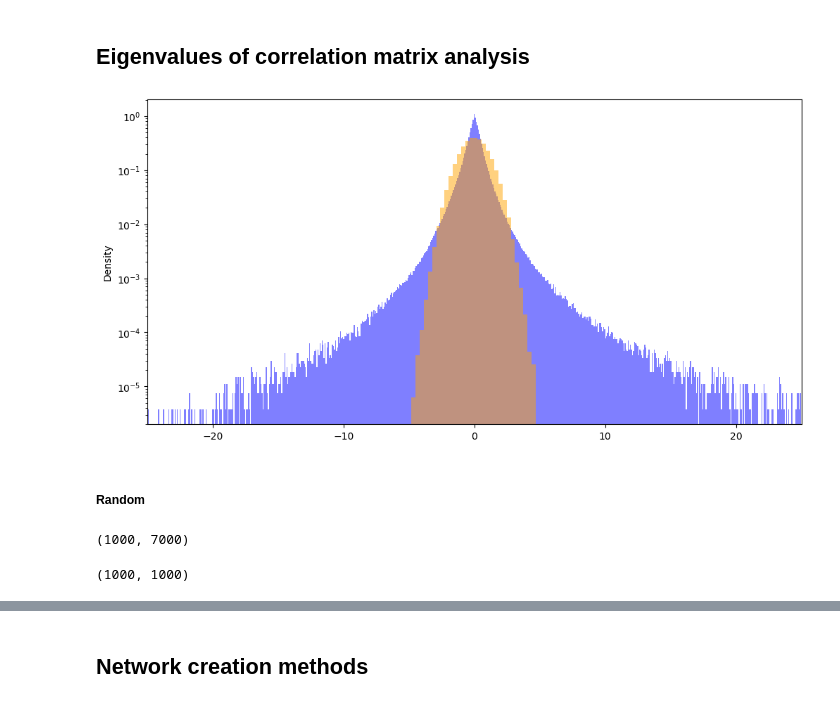
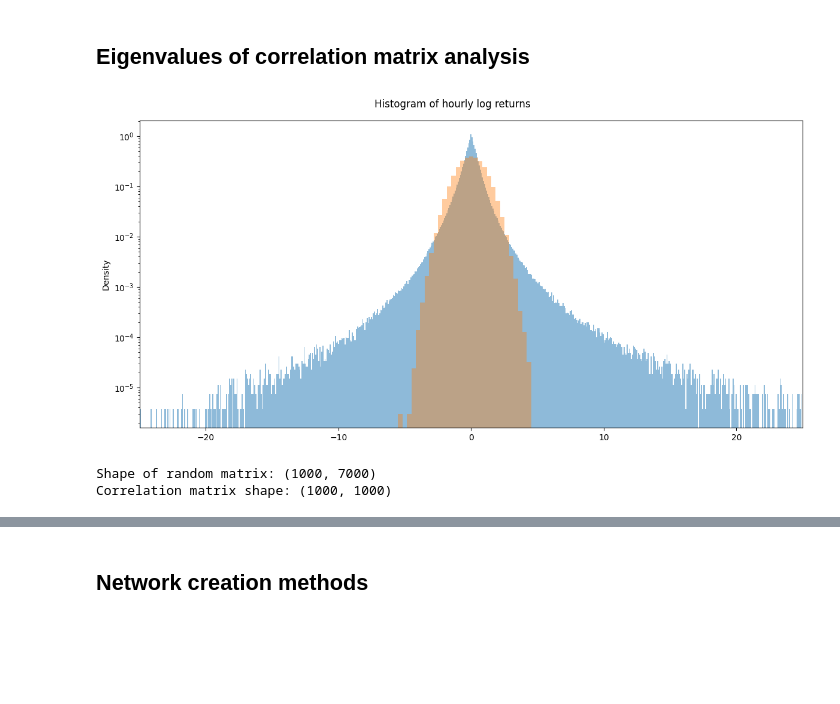
Before and after one commit to dioday45/FIN-525-Project, a Jupyter notebook: notebooks/Communities_jeremy.ipynb, the cells around one changed output, grey strips where cells are left out. Saved outputs shown, nothing was run; the diff lists cells and outputs as text; code cells hidden in the pictures; blank space fills up the shorter version.

```diff
--- a/notebooks/Communities_jeremy.ipynb
+++ b/notebooks/Communities_jeremy.ipynb
@@ -63,14 +66,15 @@ hourly_log_returns.to_csv("../data/processed/normalized_log_ret.csv")
 ## Eigenvalues of correlation matrix analysis
 # %%
 plt.subplots(figsize = (12,6))
-sns.histplot(hourly_log_returns.values.flatten(), stat='density', bins=2000, alpha=0.5, color="blue", edgecolor='None')
-sns.histplot(np.random.normal(0,1,1000000), stat='density', alpha=0.5, bins = 30, color="orange", edgecolor='None')
-
+sns.histplot(hourly_log_returns.values.flatten(), stat='density', bins=2000, alpha=0.5, edgecolor='None')
+sns.histplot(np.random.normal(0,1,1000000), stat='density', alpha=0.4, bins = 30, edgecolor='None')
+plt.suptitle("Histogram of hourly log returns")
 plt.yscale('log')
 plt.xlim(-25, 25)
+plt.tight_layout()
 plt.show()
 # %% [output]
-[figure, old version]
+[figure, new version]
 # %%
 # Function to permute each column independently
 def permute_columns(df):
@@ -82,18 +86,23 @@ def P0(lambdas,q, sigma):
     lambda_minus = sigma**2*(1-np.sqrt(q))**2
     vals = 1/(q*2*np.pi*sigma**2*lambdas)*np.sqrt((lambda_plus-lambdas)*(lambdas-lambda_minus))
     return vals
-# %% [markdown]
-##### Random
 # %%
+## Generate random matrix
 N=1000
 T=7000
-R=np.random.normal(0,1,N*T).reshape((N,T))
-R
-R.shape
+R=np.random.normal(0,1,N*T).reshape((N,T)) # Generate N*T iid standard normal random variables
+print(f"Shape of random matrix: {R.shape}")
+
+## Compute empirical correlation matrix
+C=np.corrcoef(R) # Correlation matrix
+print(f"Correlation matrix shape: {C.shape}")
+
+## Compute eigenvalues and eigenvectors of the correlation matrix
+lambdas_e, V_e = LA.eig(C)
+
+q=N/T
+lambdas=np.linspace((1.-np.sqrt(q))**2,(1.+np.sqrt(q))**2,200)
+P0s=P0(lambdas, q, 1)
 # %% [output]
-(1000, 7000)
+Shape of random matrix: (1000, 7000)
+Correlation matrix shape: (1000, 1000)
-# %%
-C=np.corrcoef(R)
-C.shape
-# %% [output]
-(1000, 1000)
```
Also changed, not shown: parts of 22 cells of this notebook, 6 other files.
